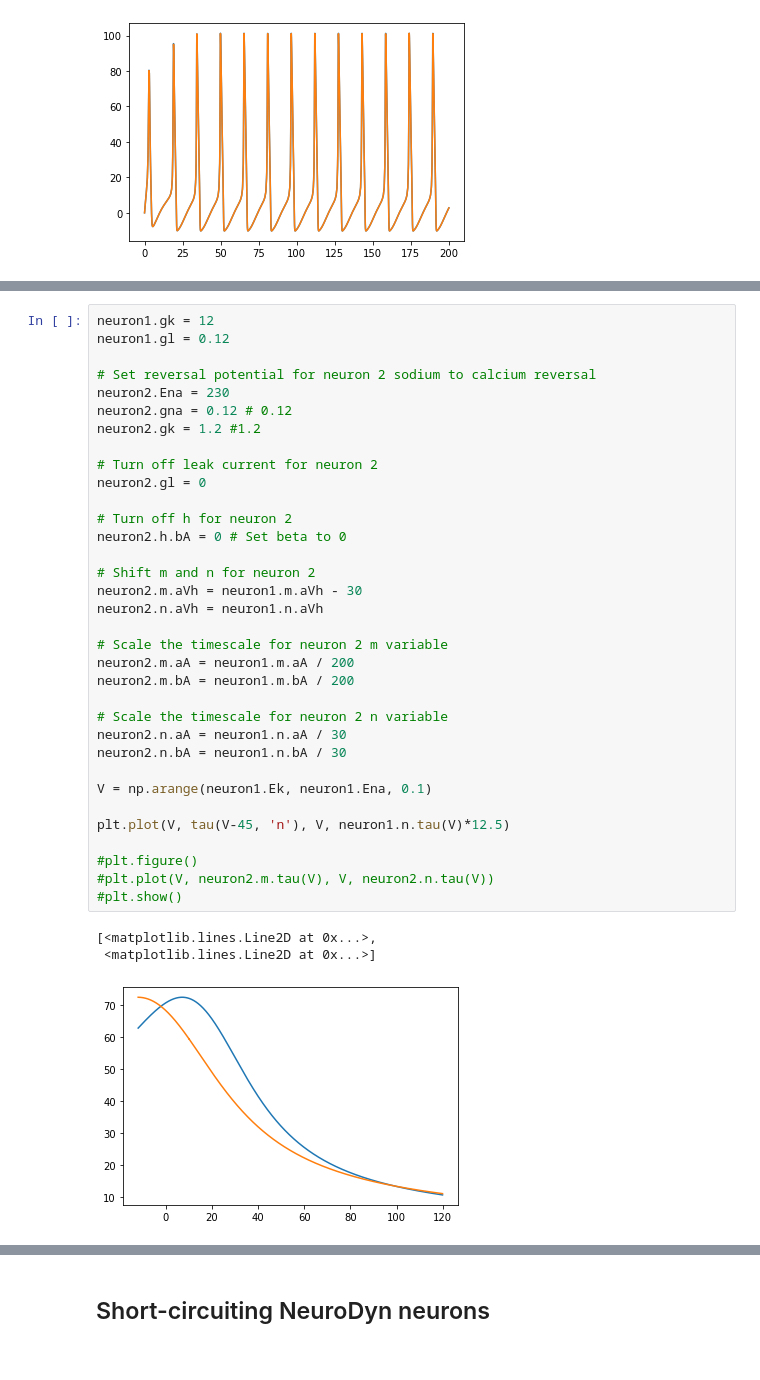
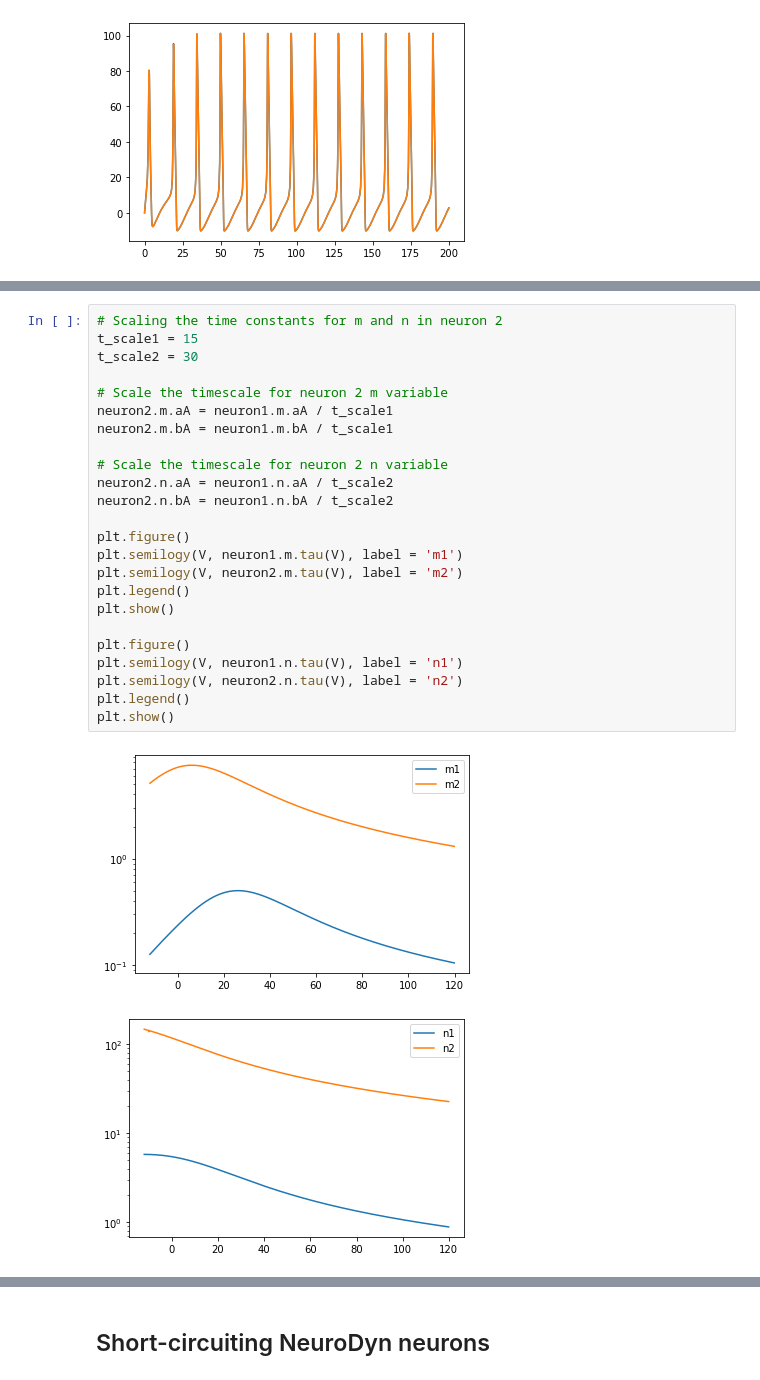
Before and after one commit to lukaribar/telluride-21, a Jupyter notebook: Bursting in NeuroDyn.ipynb, the cells around one changed output, grey strips where cells are left out. Cells and saved outputs as stored; diff of their text form.

```diff
--- a/Bursting in NeuroDyn.ipynb
+++ b/Bursting in NeuroDyn.ipynb
@@ -179,38 +358,27 @@ Let's see now if by changing the parameters of the second neuron, we can get the
 # %%
-neuron1.gk = 12
-neuron1.gl = 0.12
-
-# Set reversal potential for neuron 2 sodium to calcium reversal
-neuron2.Ena = 230
-neuron2.gna = 0.12 # 0.12
-neuron2.gk = 1.2 #1.2
-
-# Turn off leak current for neuron 2
-neuron2.gl = 0
-
-# Turn off h for neuron 2
-neuron2.h.bA = 0 # Set beta to 0
-
-# Shift m and n for neuron 2
-neuron2.m.aVh = neuron1.m.aVh - 30
-neuron2.n.aVh = neuron1.n.aVh
+# Scaling the time constants for m and n in neuron 2
+t_scale1 = 15
+t_scale2 = 30
 
 # Scale the timescale for neuron 2 m variable
-neuron2.m.aA = neuron1.m.aA / 200
-neuron2.m.bA = neuron1.m.bA / 200
+neuron2.m.aA = neuron1.m.aA / t_scale1
+neuron2.m.bA = neuron1.m.bA / t_scale1
 
 # Scale the timescale for neuron 2 n variable
-neuron2.n.aA = neuron1.n.aA / 30
-neuron2.n.bA = neuron1.n.bA / 30
+neuron2.n.aA = neuron1.n.aA / t_scale2
+neuron2.n.bA = neuron1.n.bA / t_scale2
 
-V = np.arange(neuron1.Ek, neuron1.Ena, 0.1)
+plt.figure()
+plt.semilogy(V, neuron1.m.tau(V), label = 'm1')
+plt.semilogy(V, neuron2.m.tau(V), label = 'm2')
+plt.legend()
+plt.show()
 
-plt.plot(V, tau(V-45, 'n'), V, neuron1.n.tau(V)*12.5)
-
-#plt.figure()
-#plt.plot(V, neuron2.m.tau(V), V, neuron2.n.tau(V))
-#plt.show()
+plt.figure()
+plt.semilogy(V, neuron1.n.tau(V), label = 'n1')
+plt.semilogy(V, neuron2.n.tau(V), label = 'n2')
+plt.legend()
+plt.show()
 # %% [output]
-[<matplotlib.lines.Line2D at 0x...>,
- <matplotlib.lines.Line2D at 0x...>]
-[figure, old version]
+[figure, new version]
+[figure, added]
```
Also changed, not shown: parts of 31 cells of this notebook.
